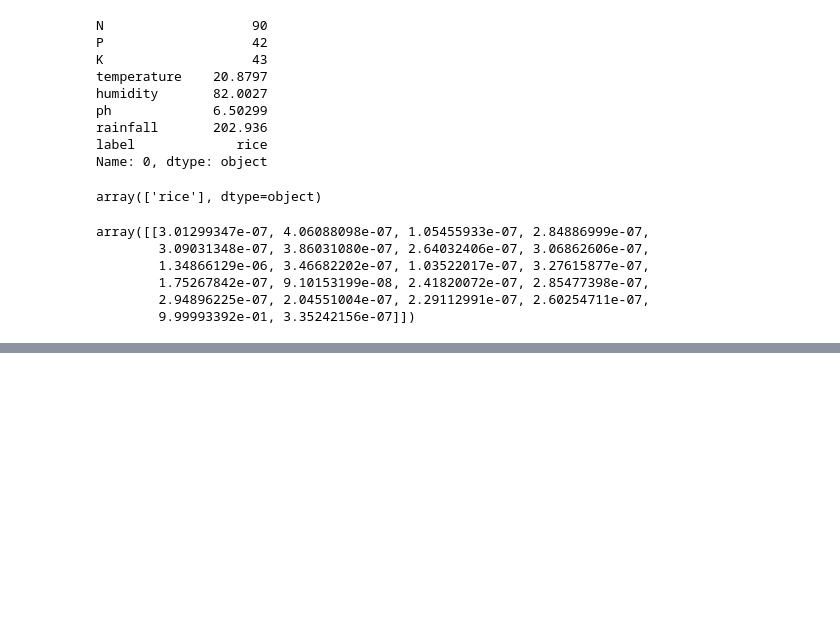
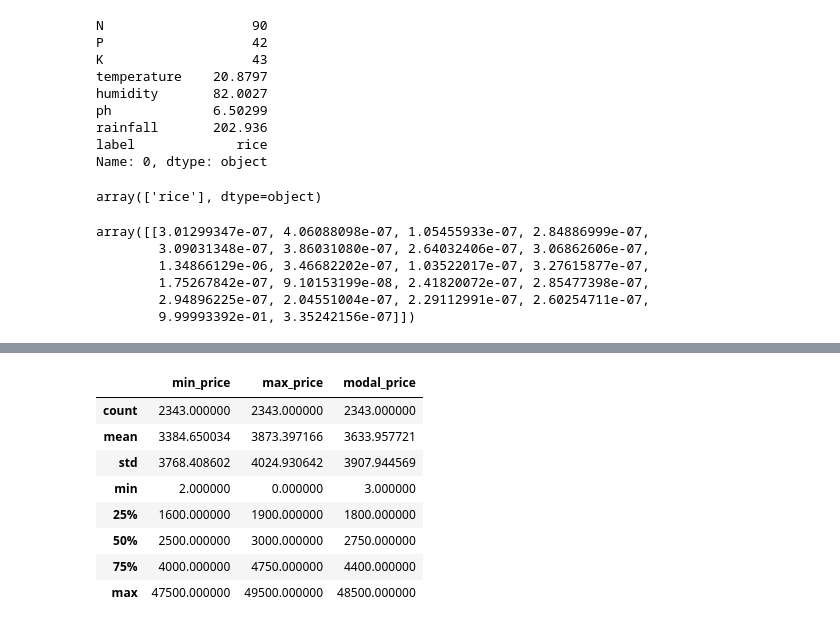
Before and after one commit to arnav127/beta01_200OK, a Jupyter notebook: services/croprec.ipynb, the cells around one changed output, grey strips where cells are left out. Drawn from its saved outputs; the diff is of its cells as text; code cells hidden in the pictures; blank space fills up the shorter version.

```diff
--- a/services/croprec.ipynb
+++ b/services/croprec.ipynb
@@ -159,0 +209,12 @@ array([[3.01299347e-07, 4.06088098e-07, 1.05455933e-07, 2.84886999e-07,
+# %%
+da.describe()
+# %% [output]
+|  | min_price | max_price | modal_price |
+| count | 2343.000000 | 2343.000000 | 2343.000000 |
+| mean | 3384.650034 | 3873.397166 | 3633.957721 |
+| std | 3768.408602 | 4024.930642 | 3907.944569 |
+| min | 2.000000 | 0.000000 | 3.000000 |
+| 25% | 1600.000000 | 1900.000000 | 1800.000000 |
+| 50% | 2500.000000 | 3000.000000 | 2750.000000 |
+| 75% | 4000.000000 | 4750.000000 | 4400.000000 |
+| max | 47500.000000 | 49500.000000 | 48500.000000 |
```
Also changed, not shown: parts of 9 cells of this notebook, 3 other files.
